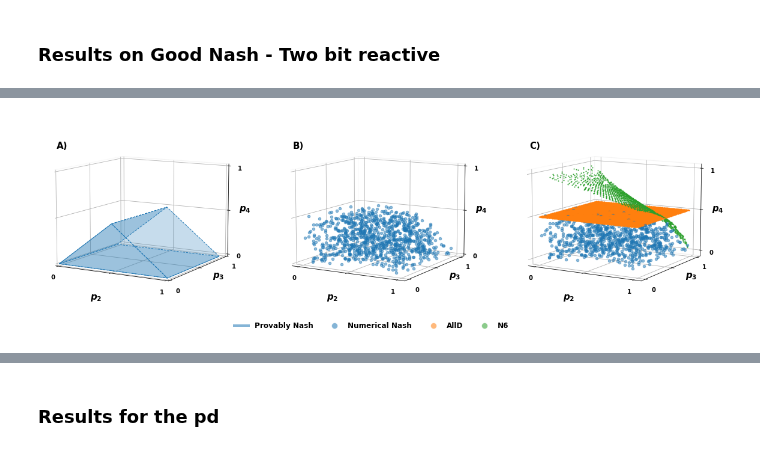
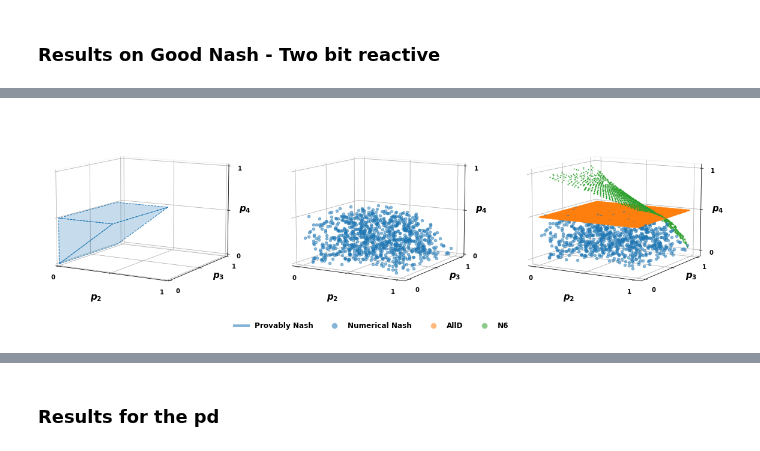
Before and after one commit to Nikoleta-v3/conditional-cooperation-with-longer-memory, a Jupyter notebook: nbs/1. Two-bits Reactive Strategies - Good Nash.ipynb, the cells around one changed output, grey strips where cells are left out. Saved outputs shown, nothing was run; the diff lists cells and outputs as text; code cells hidden in the pictures.

```diff
--- a/nbs/1. Two-bits Reactive Strategies - Good Nash.ipynb
+++ b/nbs/1. Two-bits Reactive Strategies - Good Nash.ipynb
@@ -31,16 +31,16 @@ from main import *
 # %%
 import glob
 
-columns = (["", "ID"] + [f'p{i+1}' for i in range(16)] + [f'q{i+1}' for i in range(16)] +
-           ['label', 'Sp', 'Sq', "condition A", "condition B",'c', 'b'])
+# columns = (["", "ID"] + [f'p{i+1}' for i in range(16)] + [f'q{i+1}' for i in range(16)] +
+#            ['label', 'Sp', 'Sq', "condition A", "condition B",'c', 'b'])
 
-files = glob.glob("../two_bit_reactive/*csv")
+# files = glob.glob("../two_bit_reactive/*csv")
 
-dfs = [pd.read_csv(file, index_col=0, names=columns) for file in files]
+# dfs = [pd.read_csv(file, index_col=0, names=columns) for file in files]
 
-df = pd.concat(dfs)
+# df = pd.concat(dfs)
 
-df.to_csv("../two_bit_reactive_nash.csv")
+# df.to_csv("../two_bit_reactive_nash.csv")
 # %%
 colors = ["tab:orange", "tab:green", "tab:green"]
 # %% [markdown]
@@ -252,19 +428,16 @@ ax3 = fig.add_subplot(133, projection='3d')
 
 axes = [ax1, ax2, ax3]
 
+v = np.array([[0, 0, 0], [0, .9, 0], [0.51, 0.9, 0.5],  [0.51, 0, .5], [0, 0, .5], [0, 0.9, .5]])
 
-v = np.array([[0, 0, 0], [0, .9, 0], [1, 0, 0],  [1, .9, 0], [.5, 0, .5], [.5, .9, .5]])
-
-verts = [[v[0], v[1], v[3], v[2]],
-         [v[4], v[5], v[3], v[2]],
-         [v[4], v[5], v[1], v[0]],
-         [v[0], v[2], v[4], v[0]]]
+verts = [[v[0], v[1], v[2], v[3]],
+         [v[2], v[3], v[4], v[5]],
+         [v[0], v[4], v[3]]]
 
 ax1.add_collection3d(Poly3DCollection(verts, facecolors='tab:blue',
                                      linewidths=1,
                                      linestyle='--',
                                      edgecolors='tab:blue', alpha=.25))
-
 for i, row in eq[['p2', 'p5', 'p6']].round(2).drop_duplicates()[:1000].iterrows():
 
         ax2.scatter(row['p2'], row['p5'], row['p6'], color='tab:blue', alpha=0.5)
@@ -295,35 +468,36 @@ for k, indices in enumerate([[Is0, Js0, Zs0],
 
 for ax in axes:
 
 #     ax.view_init(10, -70)
     ax.view_init(10, -60)
     ax.set_xticks([0, .5, 1])
     ax.set_yticks([0, .5, 1])
     ax.set_zticks([0, .5, 1])
 
     ax.set_xticklabels([0, "", 1])
     ax.set_yticklabels([0, "", 1])
     ax.set_zticklabels([0, "", 1])
 
 
     ax.annotate("$p_2$", (-0.05, -0.08), fontsize=15)
     ax.annotate("$p_3$", (.065, -0.06), fontsize=15)
     ax.annotate("$p_4$", (.09, 0.003), fontsize=15)
 
 
     ax.xaxis.pane.fill = False
     ax.yaxis.pane.fill = False
     ax.zaxis.pane.fill = False
 
-ax1.set_title("A)", fontweight='bold', x=.1, y=.9, fontsize=15)
-ax2.set_title("B)", fontweight='bold', x=.1, y=.9, fontsize=15)
-ax3.set_title("C)", fontweight='bold', x=.1, y=.9, fontsize=15)
+# ax1.set_title("A)", fontweight='bold', x=.1, y=.9, fontsize=15)
+# ax2.set_title("B)", fontweight='bold', x=.1, y=.9, fontsize=15)
+# ax3.set_title("C)", fontweight='bold', x=.1, y=.9, fontsize=15)
 
 ax3.legend(custom_lines, ['Provably Nash',
                           'Numerical Nash',
                           'AllD', 'N6'], bbox_to_anchor=(0, 0), ncol=4, framealpha=0, fontsize=12);
 
-plt.savefig("../static/two_bit_results.pdf",
+
+plt.savefig("/Users/glynatsi/src/talks/talks/2022-07-26-ISDGA/static/four.png",
             transparent=True,  bbox_inches='tight')
 # %% [output]
-[figure, old version]
+[figure, new version]
```
Also changed, not shown: parts of 10 cells of this notebook, 14 other files.
